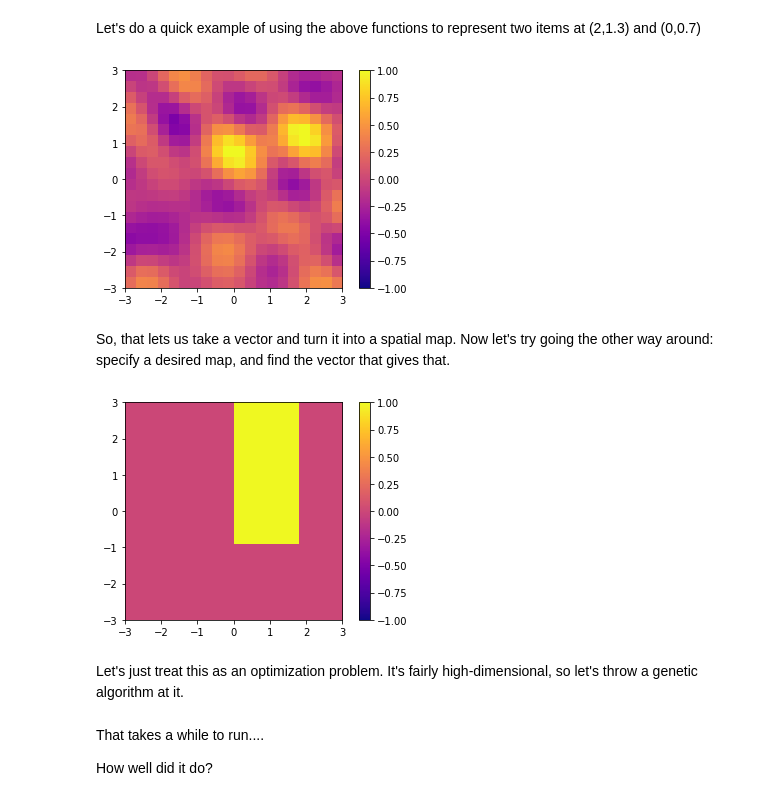
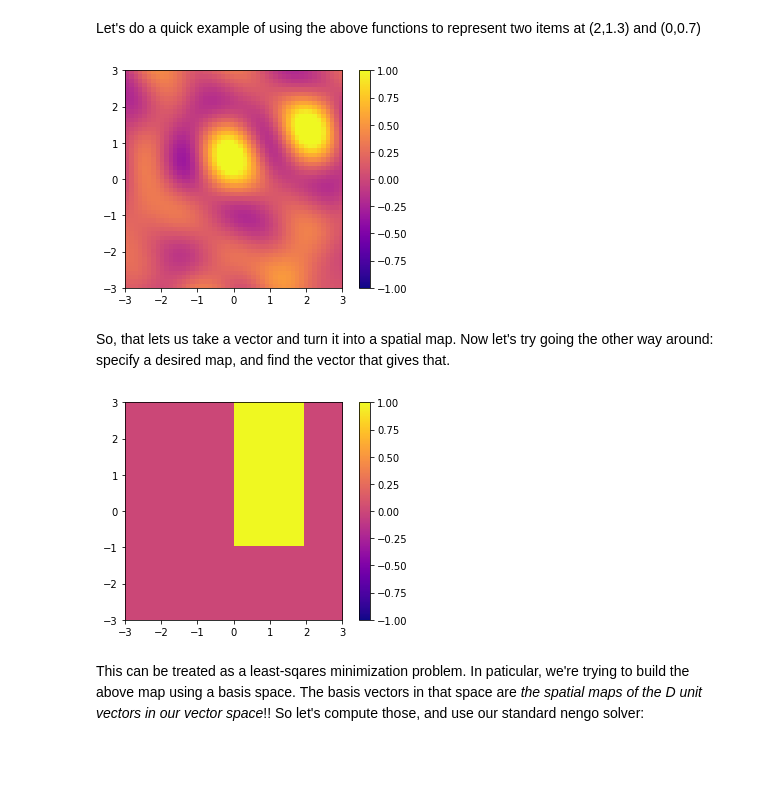
Before and after one commit to tcstewar/testing_notebooks, a Jupyter notebook: spa_power/Representing a Region.ipynb, the cells around one changed output. Saved outputs shown, nothing was run; the diff lists cells and outputs as text; code cells hidden in the pictures; blank space fills up the shorter version.

Commit message:
Changed to using least-squared solvers to represent regions

```diff
--- a/spa_power/Representing a Region.ipynb
+++ b/spa_power/Representing a Region.ipynb
@@ -13,11 +13,13 @@ def power(s, e):
 Here are two helper functions for computing the dot product over space, and for plotting the results
 # %%
 def spatial_dot(v, X, Y, xs, ys, transform=1):
+    if isinstance(v, spa.SemanticPointer):
+        v = v.v
     vs = np.zeros((len(ys),len(xs)))
     for i,x in enumerate(xs):
         for j, y in enumerate(ys):
             t = power(X, x)*power(Y,y)*transform
-            vs[j,i] = np.dot(v.v, t.v)
+            vs[j,i] = np.dot(v, t.v)
     return vs
 
 def spatial_plot(vs):
@@ -29,18 +31,18 @@ Let's do a quick example of using the above functions to represent two items at
 # %%
 D = 64
 X = spa.SemanticPointer(D)
 X.make_unitary()
 Y = spa.SemanticPointer(D)
 Y.make_unitary()
-xs = np.linspace(-3, 3, 20)
-ys = np.linspace(-3, 3, 20)
+xs = np.linspace(-3, 3, 50)
+ys = np.linspace(-3, 3, 50)
 
 
 v = power(X,2)*power(Y,1.3) + power(X,0)*power(Y,0.7)
 vs = spatial_dot(v, X, Y, xs, ys)
 spatial_plot(vs)
 # %% [output]
-[figure, old version]
+[figure, new version]
 # %% [markdown]
 So, that lets us take a vector and turn it into a spatial map.  Now let's try going the other way around: specify a desired map, and find the vector that gives that.
 # %%
@@ -55,6 +57,4 @@ for i,x in enumerate(xs):
 
 spatial_plot(desired)
 # %% [output]
-[figure, old version]
+[figure, new version]
-# %% [markdown]
-Let's just treat this as an optimization problem.  It's fairly high-dimensional, so let's throw a genetic algorithm at it.
@@ -75,4 +61,2 @@ v = find_v(desired, X, Y, xs, ys)
-# %% [markdown]
-That takes a while to run....
-
-How well did it do?
+# %% [markdown]
+This can be treated as a least-sqares minimization problem.  In paticular, we're trying to build the above map using a basis space.  The basis vectors in that space are *the spatial maps of the D unit vectors in our vector space*!!  So let's compute those, and use our standard nengo solver:
```
Also changed, not shown: parts of 9 cells of this notebook.
